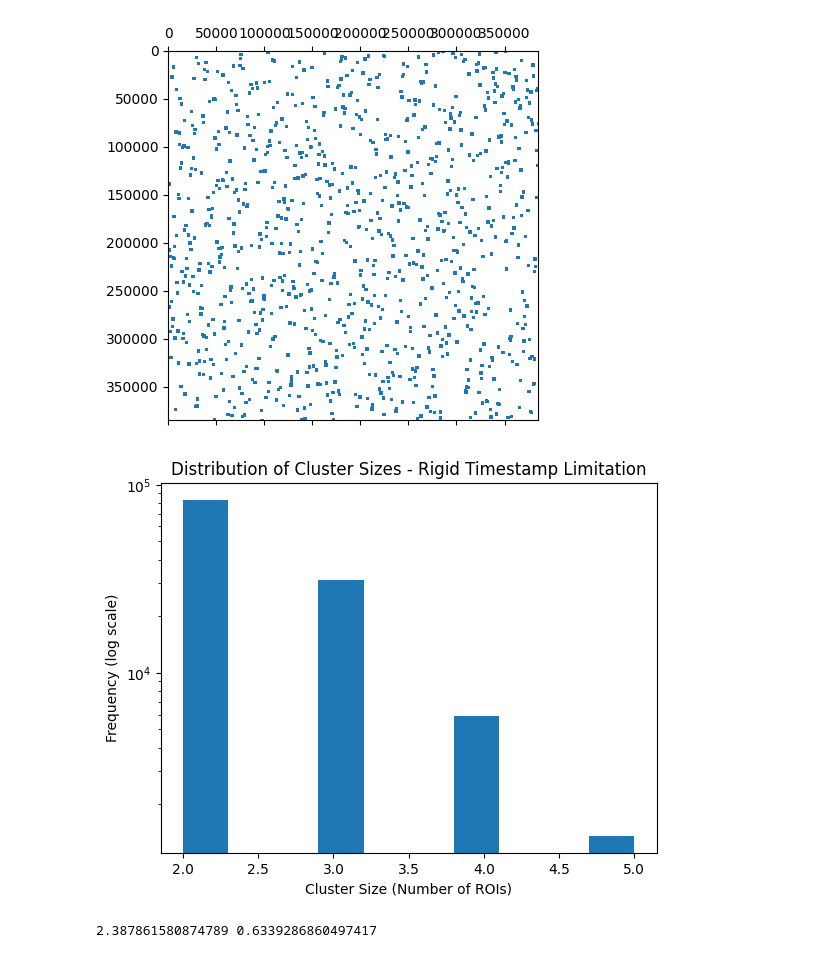
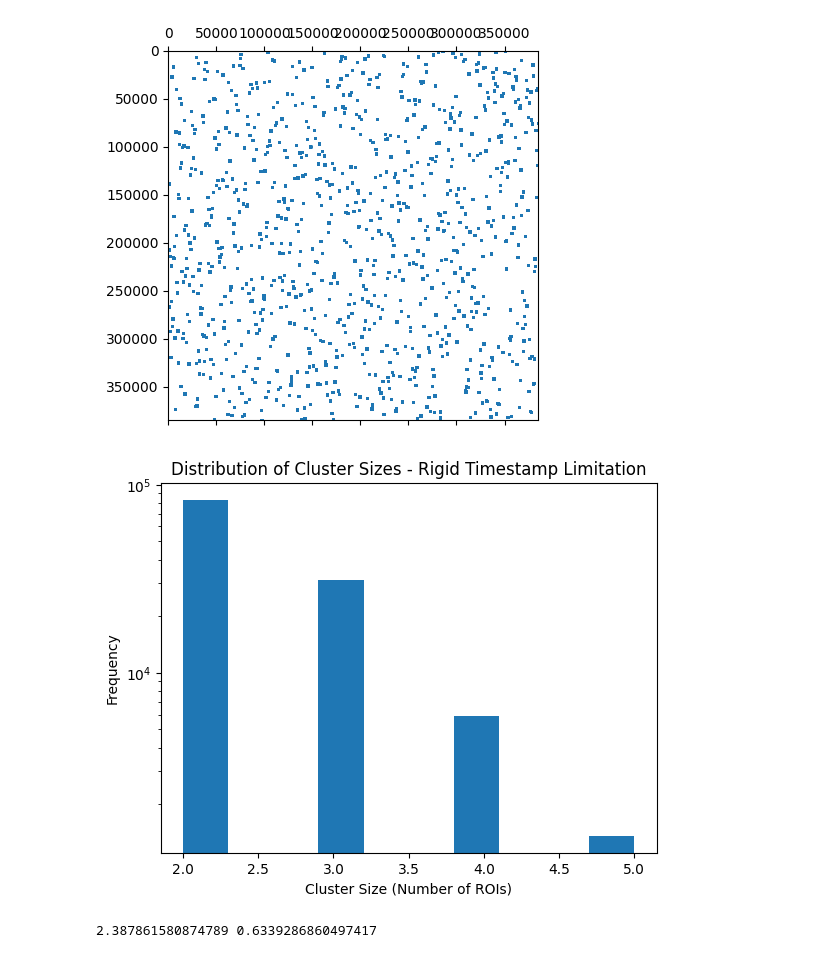
Before and after one commit to nalinir/cv_moving_c_elegans, a Jupyter notebook: clustering.ipynb, the cells around one changed output. Drawn from its saved outputs; the diff is of its cells as text; code cells hidden in the pictures.

Commit message:
remaining clustering.ipynb edits

```diff
--- a/clustering.ipynb
+++ b/clustering.ipynb
@@ -593,15 +593,15 @@ plt.spy(final_matrix,markersize=1)
 # %%
 clusters_dict.keys()
 lens=[]
 for key, ROIs in clusters_dict.items():
     lens.append(len(ROIs))
 plt.hist(lens,log=True)
 plt.xlabel('Cluster Size (Number of ROIs)')
-plt.ylabel('Frequency (log scale)')
+plt.ylabel('Frequency')
 plt.title('Distribution of Cluster Sizes - Rigid Timestamp Limitation')
-plt.savefig("roi_cluster_sizes_no_cluster_lim.png")
+plt.savefig("roi_cluster_sizes_cluster_lim.png")
 # %% [output]
-[figure, old version]
+[figure, new version]
 # %%
 number_clusters = len(clusters_dict)
 total_timestamps = set()
```
Also changed, not shown: parts of 5 cells of this notebook.
